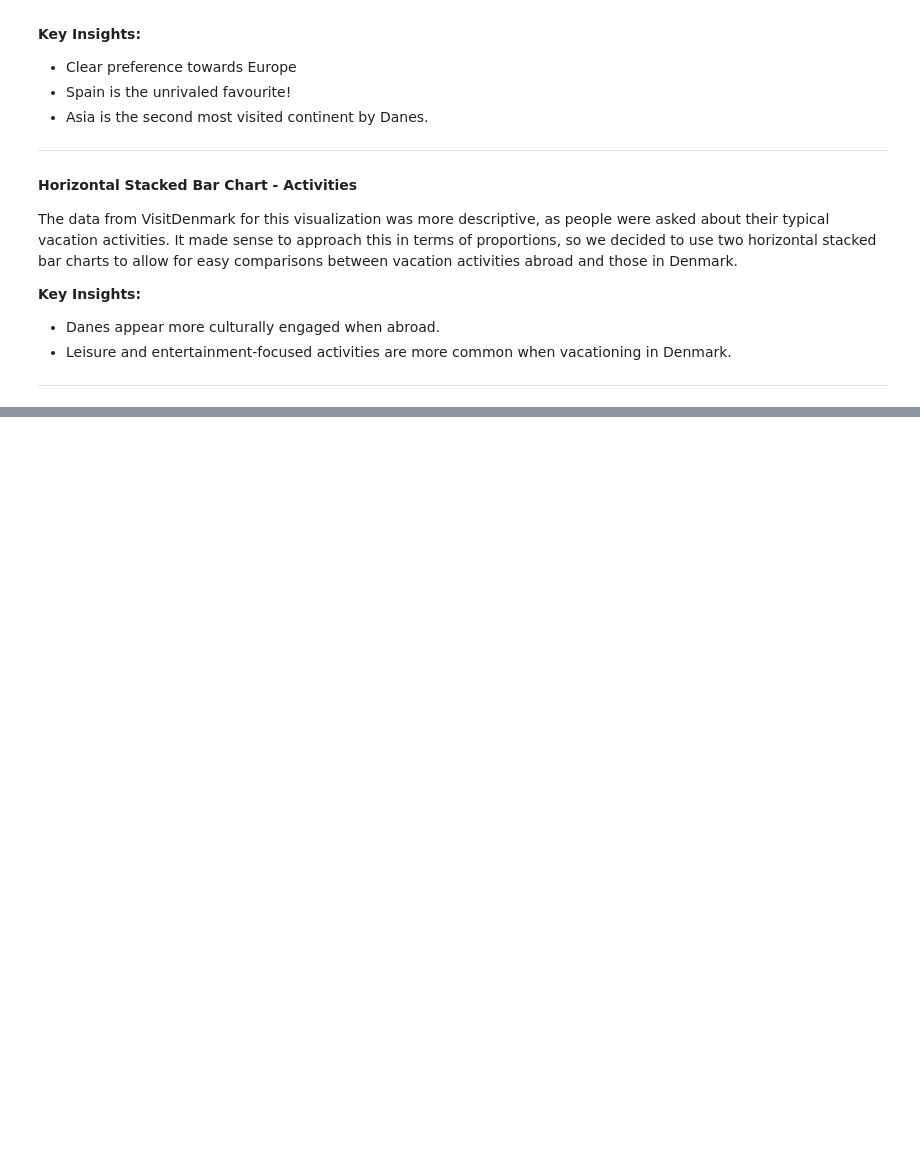
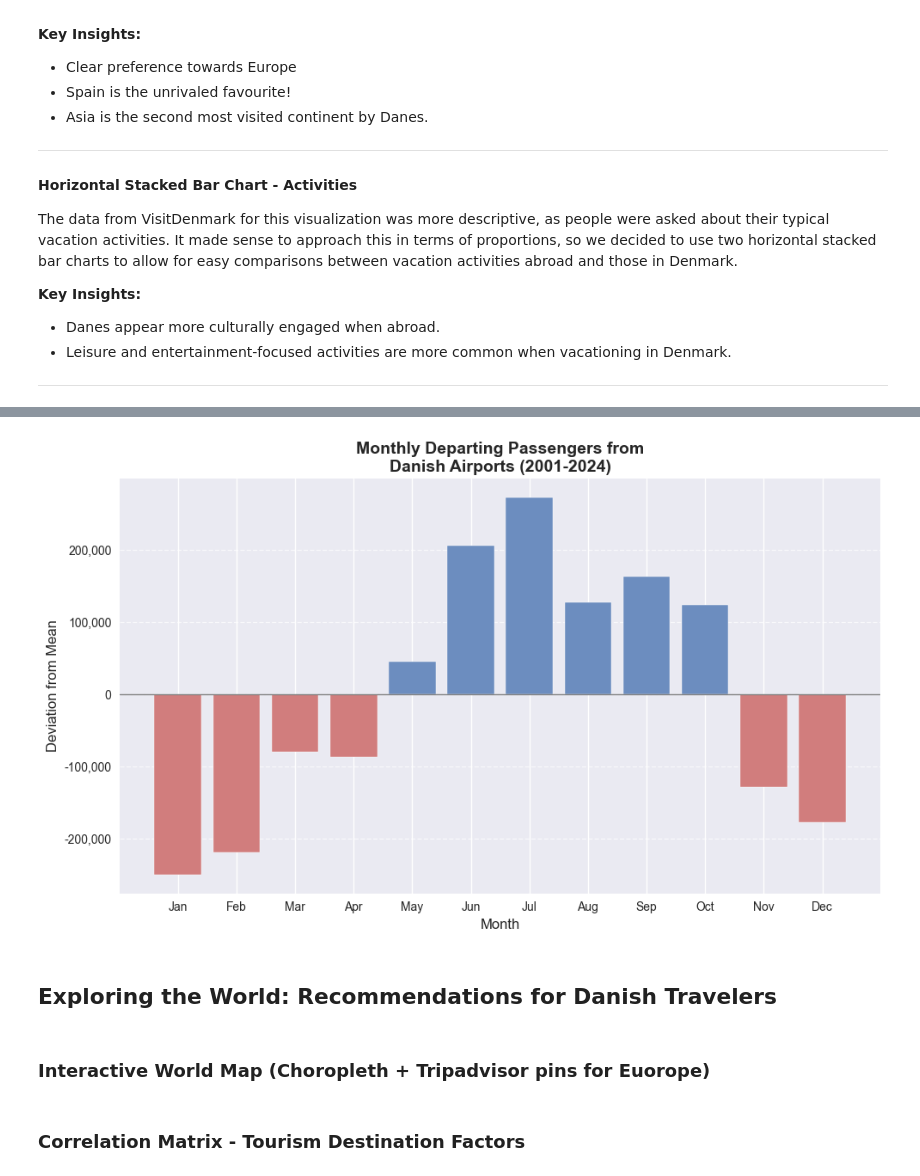
Before and after one commit to clarachristiansen/clarachristiansen.github.io, a Jupyter notebook: scripts/Final.ipynb, the cells around one changed output, grey strips where cells are left out. Cells and saved outputs as stored; diff of their text form; code cells hidden in the pictures; blank space fills up the shorter version.

```diff
--- a/scripts/Final.ipynb
+++ b/scripts/Final.ipynb
@@ -312,0 +1690,54 @@ aggregated data. More individual behaviour
+# %%
+# REUSES MUCH OF THE PREPROCESSING ABOVE FROM THE LINE PLOT
+mean_monthly = pd.DataFrame(data.groupby(['month'])['passengers'].mean()).reset_index()
+mean_monthly['mean_subtracted_passengers']=(mean_monthly['passengers']-mean_monthly['passengers'].mean())
+# %%
+
+plt.figure(figsize=(10, 6))
+plt.style.use('seaborn-v0_8')  # Clean grid style
+
+# Set up color gradient from red to green based on values
+positive_color = '#6c8dbf'  # Dusty Blue
+negative_color = '#d17d7d'  # Dusty Red
+
+colors = [positive_color if x > 0 else negative_color for x in mean_monthly['mean_subtracted_passengers']]
+
+# Create the bar plot with color gradient
+bars = plt.bar(mean_monthly['month'],
+               mean_monthly['mean_subtracted_passengers'],
+               edgecolor='white', color=colors)
+
+# Title and axis labels with better formatting
+plt.title('Monthly Departing Passengers from\nDanish Airports (2001-2024)', fontsize=14, weight='bold')
+plt.xlabel('Month', fontsize=12)
+plt.ylabel('Deviation from Mean', fontsize=12)
+
+# Set x-axis ticks with improved readability
+plt.xticks(np.arange(1, 13),
+           ['Jan', 'Feb', 'Mar', 'Apr', 'May', 'Jun',
+            'Jul', 'Aug', 'Sep', 'Oct', 'Nov', 'Dec'],
+           fontsize=10)
+
+# Format y-axis with commas
+ax = plt.gca()
+yticks = ax.get_yticks()
+ax.set_yticklabels([f"{int(tick * 1000):,}" for tick in yticks])  # Comma formatting for thousands
+
+# Add subtle grid lines only on y-axis
+plt.grid(axis='y', linestyle='--', alpha=0.7)
+
+# Optional: Add a horizontal line at y=0 for reference
+plt.axhline(0, color='gray', linewidth=1)
+
+# Tight layout for better spacing
+plt.tight_layout()
+
+# Save and show plot
+plt.savefig('../assets_own/popular_months.png')
+plt.show()
+# %% [output]
+[figure, added]
+# %% [markdown]
+## Exploring the World: Recommendations for Danish Travelers
+# %% [markdown]
+### Interactive World Map (Choropleth + Tripadvisor pins for Euorope)
@@ -312,0 +2996,2 @@ aggregated data. More individual behaviour
+# %% [markdown]
+### Correlation Matrix - Tourism Destination Factors
```
Also changed, not shown: parts of 45 cells of this notebook.
